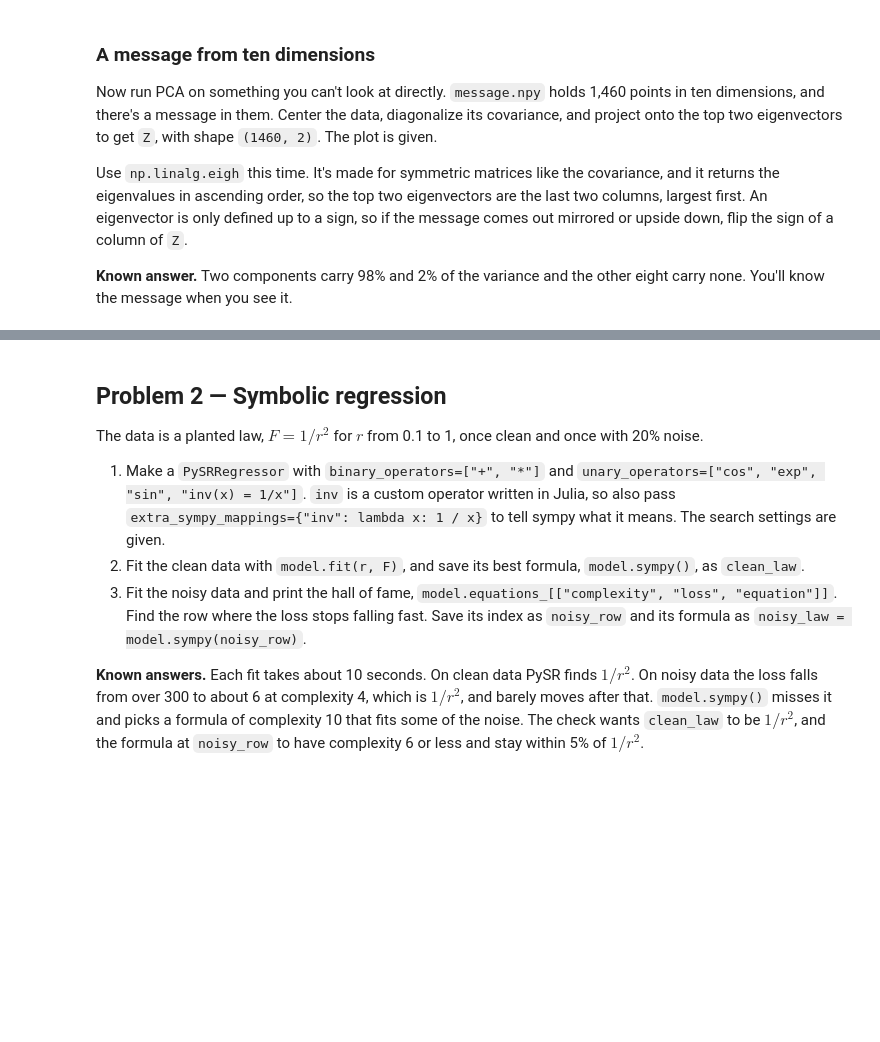
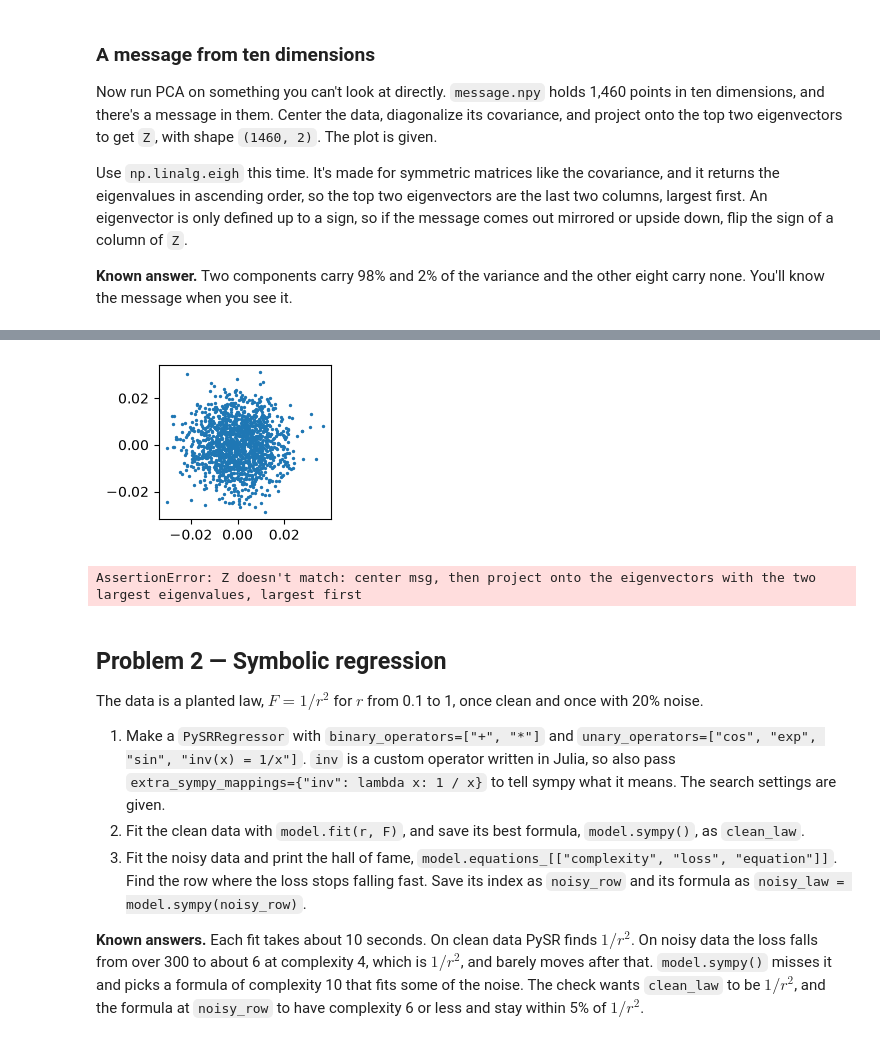
Before and after one commit to irisgnr/COMP2026, a Jupyter notebook: notebooks/11_Finding_Structure.ipynb, the cells around one changed output, grey strips where cells are left out. Drawn from its saved outputs; the diff is of its cells as text; code cells hidden in the pictures; blank space fills up the shorter version.

```diff
--- a/notebooks/11_Finding_Structure.ipynb
+++ b/notebooks/11_Finding_Structure.ipynb
@@ -140,11 +158,24 @@ msg.shape
 # %%
 # FILL IN: center msg, diagonalize its covariance with np.linalg.eigh, and project onto
 # the top two eigenvectors as Z, shape (1460, 2). Flip signs until the message reads right.
+
+msg_center = np.zeros((1460, 10))
+msg_center[:,0] = msg[:,0] - np.mean(msg[:,0])
+msg_center[:,1] = msg[:,1] - np.mean(msg[:,1])
+cov = msg_center.T @ msg_center / 1460
+evals, evecs = np.linalg.eigh(cov)
+# order = np.argsort(evals, descending=True)
+# evecs = evecs[:,order]
+top_2 = evecs[:, -2:][:, ::-1]
+Z = msg_center @ top_2
+
 
 plt.figure(figsize=(10, 2))           # GIVEN: equal axes, or the message gets squashed
 plt.scatter(Z[:, 0], Z[:, 1], s=2)
 plt.gca().set_aspect("equal")
 plt.show()
+# %% [output]
+[figure, added]
 # %%
 # CHECK (given): the first three points, projected the right way up
 upright = np.array([[-16.754, 1.687039], [-16.783599, 1.75164], [-16.928352, 1.691128]])
@@ -157,6 +188,8 @@ if not np.allclose(Z[:3], upright, atol=1e-4):
                          "message read backward or upside down")
 print(f"Z keeps {100 * Z.var(axis=0).sum() / msg.var(axis=0).sum():.1f}% of the variance")
 print("PASS")
+# %% [output]
+AssertionError: Z doesn't match: center msg, then project onto the eigenvectors with the two largest eigenvalues, largest first
 # %% [markdown]
 ## Problem 2 — Symbolic regression
 
```
Also changed, not shown: parts of 5 cells of this notebook.
